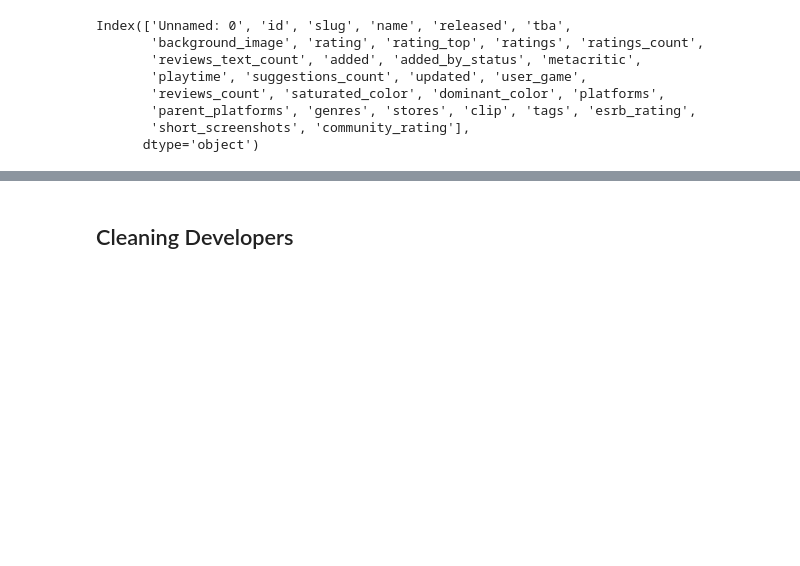
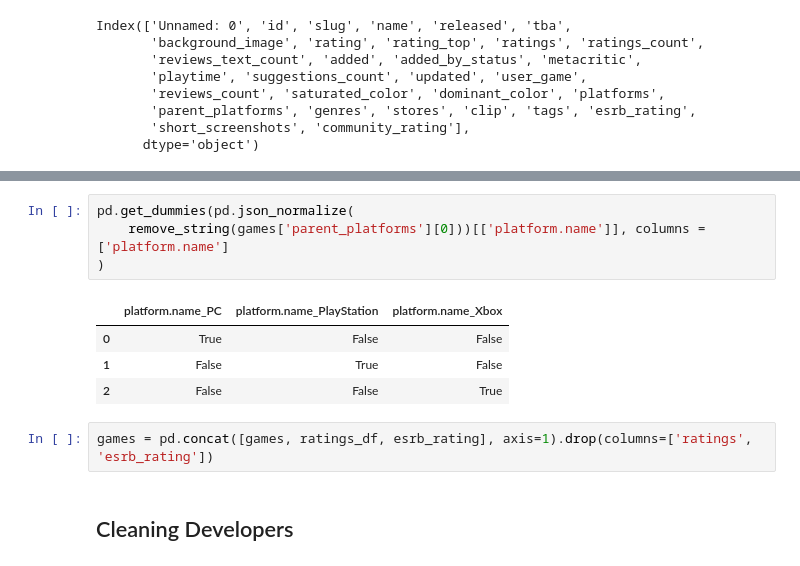
Before and after one commit to GetGubbz/Video-Game-Capstone, a Jupyter notebook: notebooks/RAWG_Data_Exploration.ipynb, the cells around one changed output, grey strips where cells are left out. Saved outputs shown, nothing was run; the diff lists cells and outputs as text; blank space fills up the shorter version.

```diff
--- a/notebooks/RAWG_Data_Exploration.ipynb
+++ b/notebooks/RAWG_Data_Exploration.ipynb
@@ -81,3 +169,14 @@ games['ratings'][0]
+# %%
+pd.get_dummies(pd.json_normalize(
+    remove_string(games['parent_platforms'][0]))[['platform.name']], columns = ['platform.name']
+)
+# %% [output]
+|  | platform.name_PC | platform.name_PlayStation | platform.name_Xbox |
+| 0 | True | False | False |
+| 1 | False | True | False |
+| 2 | False | False | True |
+# %%
+games = pd.concat([games, ratings_df, esrb_rating], axis=1).drop(columns=['ratings', 'esrb_rating'])
 # %% [markdown]
 ## Cleaning Developers
 # %%
```
Also changed, not shown: parts of 26 cells of this notebook.
